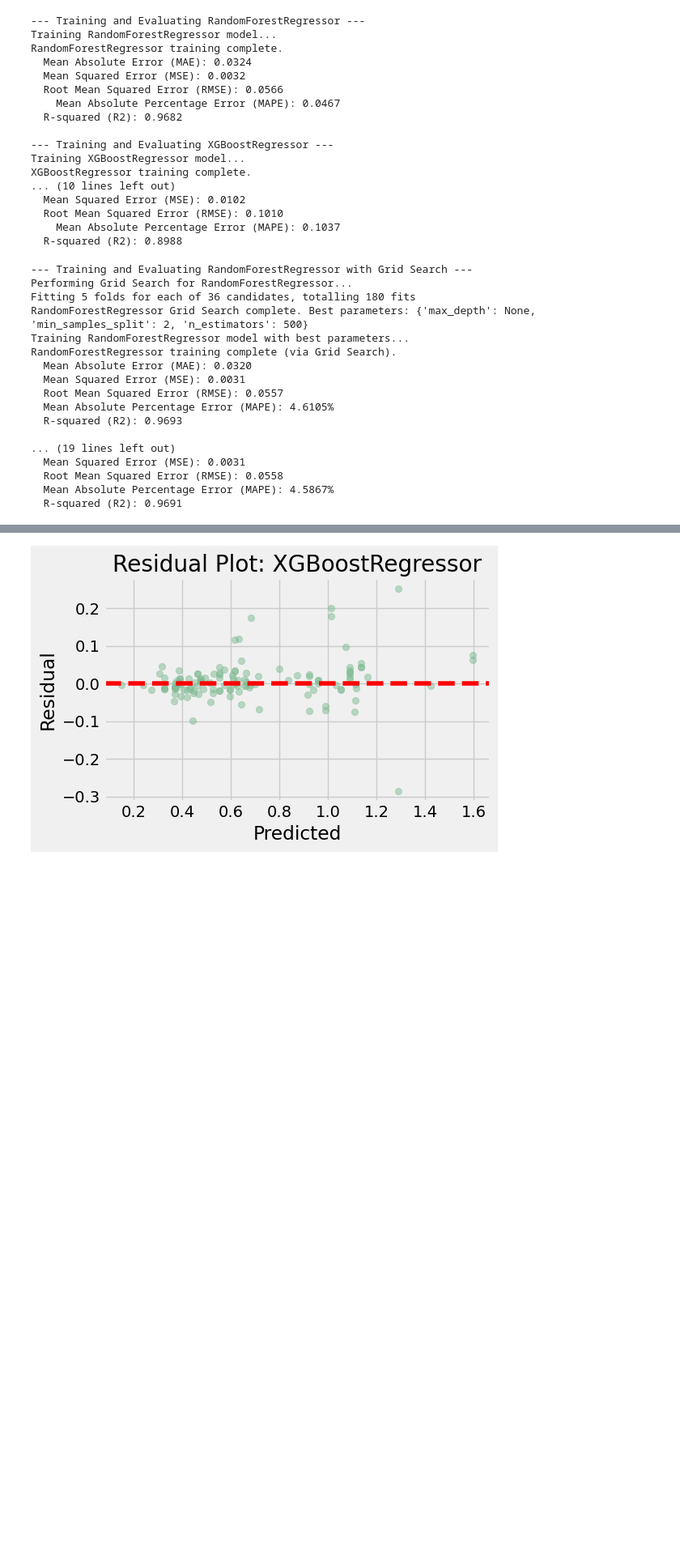
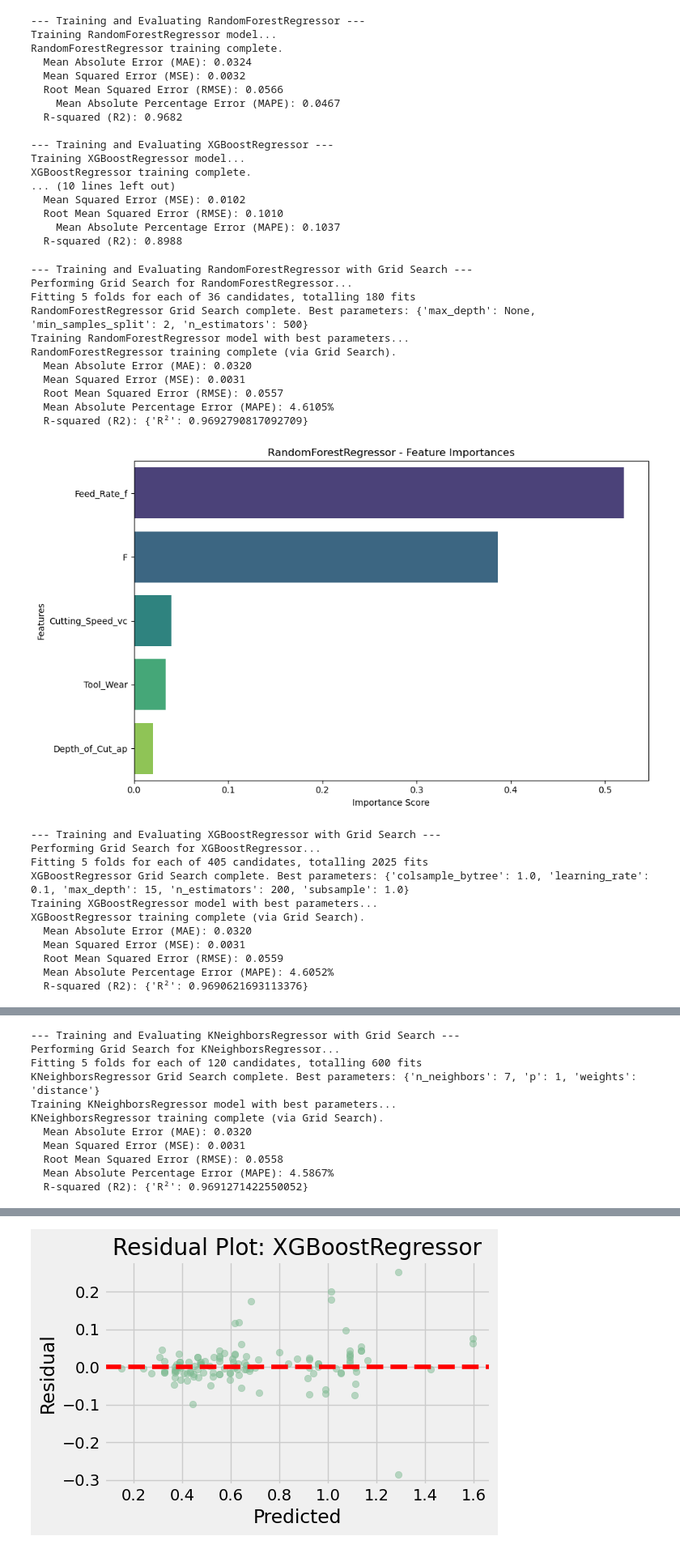
Before and after one commit to BraynerSantos/Surface_Roughness, a Jupyter notebook: notebook/Surface_Roughness.ipynb, the cells around one changed output, grey strips where cells are left out. Shown at 81% size. Cells and saved outputs as stored; diff of their text form; code cells hidden in the pictures; blank space fills up the shorter version.

```diff
--- a/notebook/Surface_Roughness.ipynb
+++ b/notebook/Surface_Roughness.ipynb
@@ -533,7 +534,7 @@ models = {
 }
 
 # Directory to save the models
-model_save_dir = "trained_models/"
+model_save_dir = f"{base_dir}/trained_models/"
 
 os.makedirs(model_save_dir, exist_ok=True)
 
@@ -556,39 +557,57 @@ for name, model_info in models.items():
     # Make predictions with the best model
     y_pred = best_model.predict(X_test)
 
     # Calculate evaluation metrics
-
     # Mean Absolute Error
     mae = mean_absolute_error(y_test, y_pred)
     # Mean Squared Error
     mse = mean_squared_error(y_test, y_pred)
     # Root Mean Squared Error
     rmse = np.sqrt(mse)
     # Mean Absolute Percentage Error
     mape = np.mean(np.abs((y_test - y_pred) / y_test)) * 100
     # Coefficient of Determination
     r2 = r2_score(y_test, y_pred)
 
+
     print(f"  Mean Absolute Error (MAE): {mae:.4f}")
     print(f"  Mean Squared Error (MSE): {mse:.4f}")
     print(f"  Root Mean Squared Error (RMSE): {rmse:.4f}")
-    print(f"  Mean Absolute Percentage Error (MAPE): {mape:.4f}%") # Changed to percentage
+    print(f"  Mean Absolute Percentage Error (MAPE): {mape:.4f}%")
     print(f"  R-squared (R2): {r2:.4f}")
+    if hasattr(best_model, 'feature_importances_'):
+        importances = best_model.feature_importances_
+        feature_names = X_train.columns if hasattr(X_train, 'columns') else [f'Feature {i}' for i in range(len(importances))]
+        sorted_idx = np.argsort(importances)[::-1]
+
+        plt.figure(figsize=(10, 6))
+        sns.barplot(x=importances[sorted_idx], y=[feature_names[i] for i in sorted_idx], palette='viridis', hue=[feature_names[i] for i in sorted_idx])
+        plt.title(f"{name} - Feature Importances")
+        plt.xlabel("Importance Score")
+        plt.ylabel("Features")
+        plt.tight_layout()
+        plt.show()
 # %% [output]
 --- Training and Evaluating RandomForestRegressor with Grid Search ---
 Performing Grid Search for RandomForestRegressor...
 Fitting 5 folds for each of 36 candidates, totalling 180 fits
 RandomForestRegressor Grid Search complete. Best parameters: {'max_depth': None, 'min_samples_split': 2, 'n_estimators': 500}
 Training RandomForestRegressor model with best parameters...
 RandomForestRegressor training complete (via Grid Search).
   Mean Absolute Error (MAE): 0.0320
   Mean Squared Error (MSE): 0.0031
   Root Mean Squared Error (RMSE): 0.0557
   Mean Absolute Percentage Error (MAPE): 4.6105%
-  R-squared (R2): 0.9693
-
-... (19 lines left out)
-  Mean Squared Error (MSE): 0.0031
-  Root Mean Squared Error (RMSE): 0.0558
-  Mean Absolute Percentage Error (MAPE): 4.5867%
-  R-squared (R2): 0.9691
+  R-squared (R2): {'R²': 0.9692790817092709}
+[figure, added]
+--- Training and Evaluating XGBoostRegressor with Grid Search ---
+Performing Grid Search for XGBoostRegressor...
+Fitting 5 folds for each of 405 candidates, totalling 2025 fits
+XGBoostRegressor Grid Search complete. Best parameters: {'colsample_bytree': 1.0, 'learning_rate': 0.1, 'max_depth': 15, 'n_estimators': 200, 'subsample': 1.0}
+Training XGBoostRegressor model with best parameters...
+XGBoostRegressor training complete (via Grid Search).
+  Mean Absolute Error (MAE): 0.0320
+  Mean Squared Error (MSE): 0.0031
+  Root Mean Squared Error (RMSE): 0.0559
+  Mean Absolute Percentage Error (MAPE): 4.6052%
+  R-squared (R2): {'R²': 0.9690621693113376}
@@ -595,3 +615,14 @@ RandomForestRegressor training complete (via Grid Search).
+--- Training and Evaluating KNeighborsRegressor with Grid Search ---
+Performing Grid Search for KNeighborsRegressor...
+Fitting 5 folds for each of 120 candidates, totalling 600 fits
+KNeighborsRegressor Grid Search complete. Best parameters: {'n_neighbors': 7, 'p': 1, 'weights': 'distance'}
+Training KNeighborsRegressor model with best parameters...
+KNeighborsRegressor training complete (via Grid Search).
+  Mean Absolute Error (MAE): 0.0320
+  Mean Squared Error (MSE): 0.0031
+  Root Mean Squared Error (RMSE): 0.0558
+  Mean Absolute Percentage Error (MAPE): 4.5867%
+  R-squared (R2): {'R²': 0.9691271422550052}
 # %%
 for name, model_info in models.items():
 
```
Also changed, not shown: parts of 7 cells of this notebook, 4 other files.
